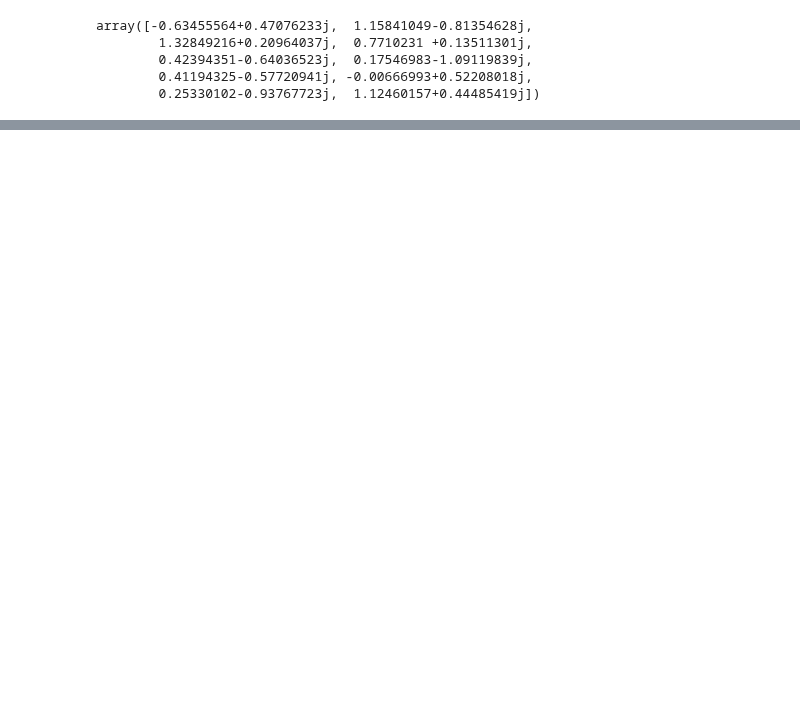
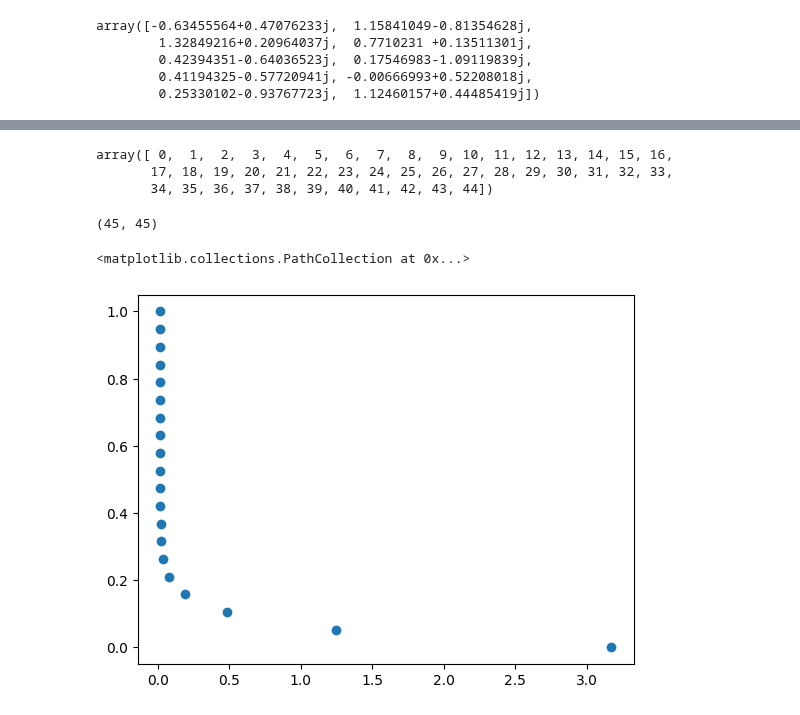
Before and after one commit to casangi/calviper, a Jupyter notebook: testing.ipynb, the cells around one changed output, grey strips where cells are left out. Saved outputs shown, nothing was run; the diff lists cells and outputs as text; code cells hidden in the pictures; blank space fills up the shorter version.

Commit message:
Verified solver with test data. More testing in notebook.

```diff
--- a/testing.ipynb
+++ b/testing.ipynb
@@ -123,0 +117,6 @@ Coordinates:
+# %%
+base
+# %% [output]
+array([ 0,  1,  2,  3,  4,  5,  6,  7,  8,  9, 10, 11, 12, 13, 14, 15, 16,
+       17, 18, 19, 20, 21, 22, 23, 24, 25, 26, 27, 28, 29, 30, 31, 32, 33,
+       34, 35, 36, 37, 38, 39, 40, 41, 42, 43, 44])
@@ -123,0 +135,4 @@ Coordinates:
+# %%
+v = build_matrix(V, base, base)
+# %% [output]
+(45, 45)
@@ -123,0 +146,7 @@ Coordinates:
+# %%
+import matplotlib.pyplot as plt
+
+plt.scatter(solver.losses, np.linspace(0, 1, len(solver.losses)))
+# %% [output]
+<matplotlib.collections.PathCollection at 0x...>
+[figure, added]
```
Also changed, not shown: parts of 17 cells of this notebook, 2 other files.
